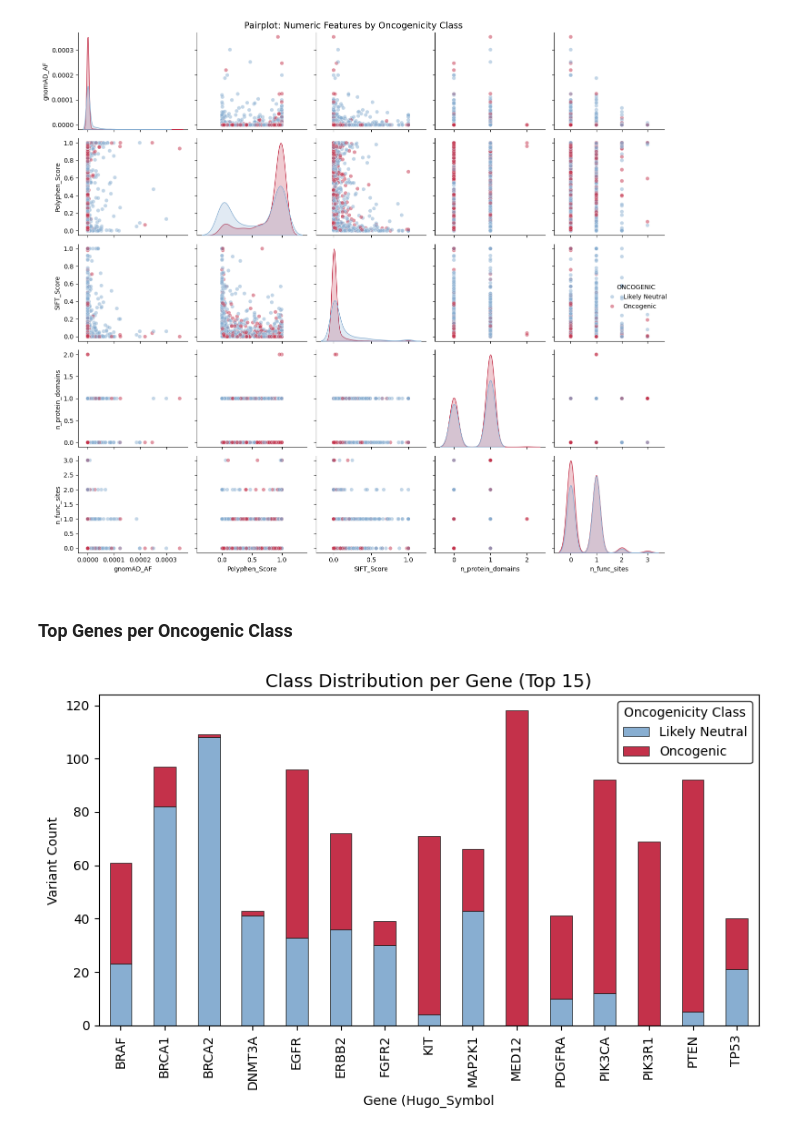
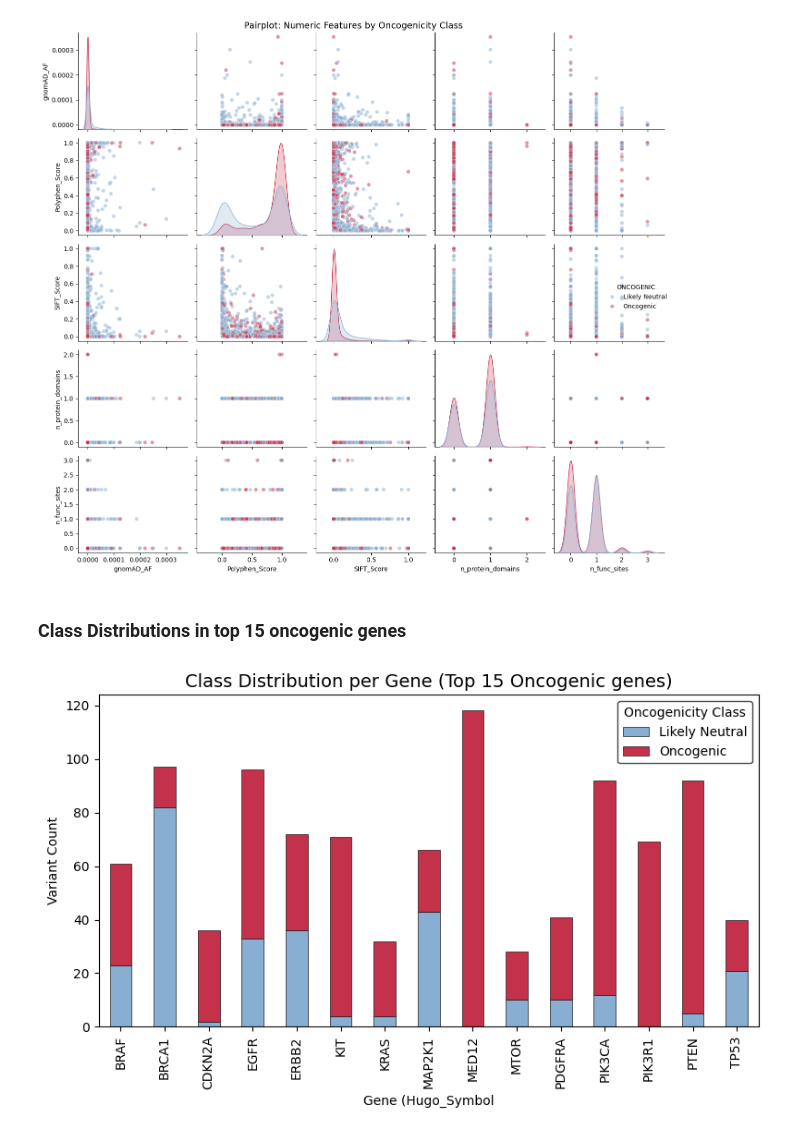
Before and after one commit to anekleiven/machine_learning_pipeline, a Jupyter notebook: 02_Exploratory_Analysis.ipynb, the cells around one changed output. Cells and saved outputs as stored; diff of their text form; code cells hidden in the pictures.

Commit message:
update gene plot EDA, readme

```diff
--- a/02_Exploratory_Analysis.ipynb
+++ b/02_Exploratory_Analysis.ipynb
@@ -455,32 +455,33 @@ plt.show()
 # %% [output]
 [figure]
 # %% [markdown]
-### Top Genes per Oncogenic Class
+### Class Distributions in top 15 oncogenic genes
 # %%
 palette = {
     "Oncogenic"      : "#c4314a",
     "Likely Neutral" : "#88aed1",
 }
 
-top_genes = ml_data["Hugo_Symbol"].value_counts().nlargest(15).index
-top_genes_df = ml_data[ml_data["Hugo_Symbol"].isin(top_genes)]
+oncogenic_counts = ml_data[ml_data["ONCOGENIC"] == "Oncogenic"]["Hugo_Symbol"].value_counts()
+top_oncogenic_genes = top_oncogenic_genes = oncogenic_counts.nlargest(15).index
+top_oncogenic_genes_df = ml_data[ml_data["Hugo_Symbol"].isin(top_oncogenic_genes)]
 
 fig, ax = plt.subplots(figsize=(8, 5))
-gene_class = top_genes_df.groupby(["Hugo_Symbol", "ONCOGENIC"]).size().unstack().fillna(0)
+gene_class = top_oncogenic_genes_df.groupby(["Hugo_Symbol", "ONCOGENIC"]).size().unstack().fillna(0)
 
 colors = [palette[col] for col in gene_class.columns]
 
 gene_class.plot(kind="bar", stacked=True, color=colors,
                 edgecolor="0.1", linewidth=0.5, ax=ax)
 
-ax.set_title("Class Distribution per Gene (Top 15)", fontsize=14)
+ax.set_title("Class Distribution per Gene (Top 15 Oncogenic genes)", fontsize=14)
 ax.set_xlabel("Gene (Hugo_Symbol")
 ax.set_ylabel("Variant Count")
 ax.tick_params(axis="x", rotation=90)
 ax.legend(title="Oncogenicity Class", edgecolor="0.1")
 
 plt.tight_layout()
 plt.savefig("plots/barplot_topgenes.png", dpi=300)
 plt.show()
 # %% [output]
-[figure, old version]
+[figure, new version]
```
Also changed, not shown: parts of 1 cell of this notebook, 2 other files.
